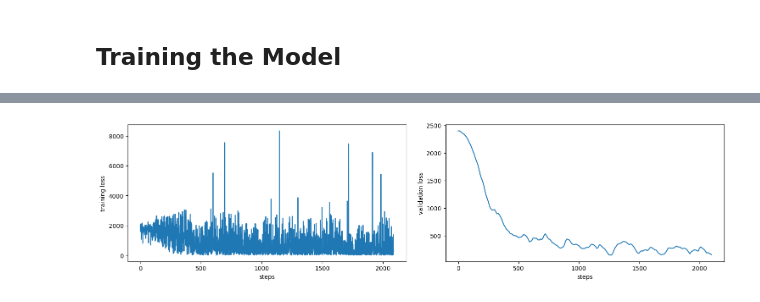
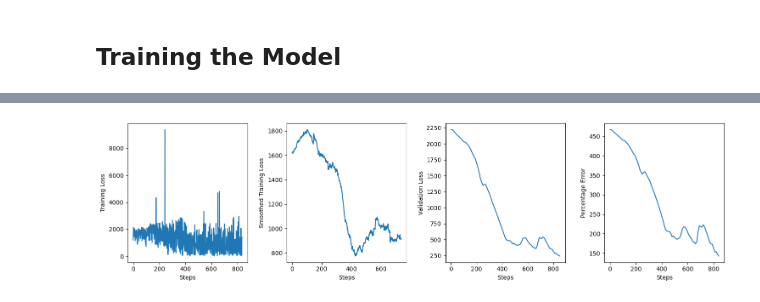
Before and after one commit to JinseiSteven/Phytoplankton-Prediction-Project, a Jupyter notebook: scripts/NN/Phytopredictor_testing.ipynb, the cells around one changed output, grey strips where cells are left out. Saved outputs shown, nothing was run; the diff lists cells and outputs as text; code cells hidden in the pictures.

```diff
--- a/scripts/NN/Phytopredictor_testing.ipynb
+++ b/scripts/NN/Phytopredictor_testing.ipynb
@@ -96,16 +96,16 @@ lstm_hidden_size = input_size_phyto
 ffnn_hidden_size = max(input_size_abio - 3, 5)
 output_size = input_size_phyto
 p_drop = 0.5
-bidirectional = True
+bidirectional = False
 
 trial_name = "First Test"
 shuffled_rows = True
-random_seed = 5
+random_seed = 2
 train_ratio = 0.7
 minimum_lookback = 10
 lookback = -1
 loss_metric = "MSE"
-epochs = 5
+epochs = 10
 check_interval = 10
 
 # for now we just train for DANTZGT
@@ -116,7 +116,7 @@ model = PhytoPredictor(input_size_phyto, lstm_hidden_size, input_size_abio, ffnn
 # optimiser is Adam for now, but can be changed
 optimiser = Adam(model.parameters(), lr=0.001)
 
-model, training_loss_log, evaluation_loss_log = train_phytopredictor(model,
+model, training_loss_log, evaluation_loss_log, percentage_error_log = train_phytopredictor(model,
                                                                      optimiser,
                                                                      data,
                                                                      trial_name,
@@ -133,16 +144,36 @@ model, training_loss_log, evaluation_loss_log = train_phytopredictor(model,
 # %%
-# Plot loss and validation checks
 training_loss_log_np = [loss.detach().numpy() for loss in training_loss_log]
-# evaluation_loss_log_np = [loss.detach().numpy() for loss in evaluation_loss_log]
 
-fig, axs = plt.subplots(1, 2, figsize=(15, 4))
+# ty chatgpt for this ez function :)
+def moving_average(data, window_size):
+    cumsum = np.cumsum(data, dtype=float)
+    cumsum[window_size:] = cumsum[window_size:] - cumsum[:-window_size]
+    return cumsum[window_size - 1:] / window_size
+
+window_size = 100
+smoothed_training_loss = moving_average(training_loss_log_np, window_size)
+
+averaged_training_loss = [np.mean(training_loss_log_np[i:i+10]) for i in range(0, len(training_loss_log_np), 10)]
+
+fig, axs = plt.subplots(1, 4, figsize=(15, 4))
 _ = axs[0].plot(np.arange(len(training_loss_log_np)), training_loss_log_np)
-_ = axs[0].set_xlabel('steps')
-_ = axs[0].set_ylabel('training loss')
-_ = axs[1].plot(np.arange(len(evaluation_loss_log)) * 10, evaluation_loss_log)
-_ = axs[1].set_xlabel('steps')
-_ = axs[1].set_ylabel('validation loss')
+_ = axs[0].set_xlabel('Steps')
+_ = axs[0].set_ylabel('Training Loss')
+_ = axs[1].plot(np.arange(len(smoothed_training_loss)), smoothed_training_loss)
+_ = axs[1].set_xlabel('Steps')
+_ = axs[1].set_ylabel('Smoothed Training Loss')
+_ = axs[2].plot(np.arange(len(evaluation_loss_log)) * check_interval, evaluation_loss_log)
+_ = axs[2].set_xlabel('Steps')
+_ = axs[2].set_ylabel('Validation Loss')
+_ = axs[3].plot(np.arange(len(percentage_error_log)) * check_interval, percentage_error_log)
+_ = axs[3].set_xlabel('Steps')
+_ = axs[3].set_ylabel('Percentage Error')
 
 _ = fig.tight_layout(h_pad=2, w_pad=2)
+
+print("Last training loss: ", training_loss_log_np[-1])
+print("Last evaluation loss: ", evaluation_loss_log[-1])
+print("Last percentage error: ", percentage_error_log[-1])
+
 plt.show()
 # %% [output]
@@ -149 +183 @@ plt.show()
-[figure, old version]
+[figure, new version]
```
Also changed, not shown: parts of 2 cells of this notebook, 2 other files.
